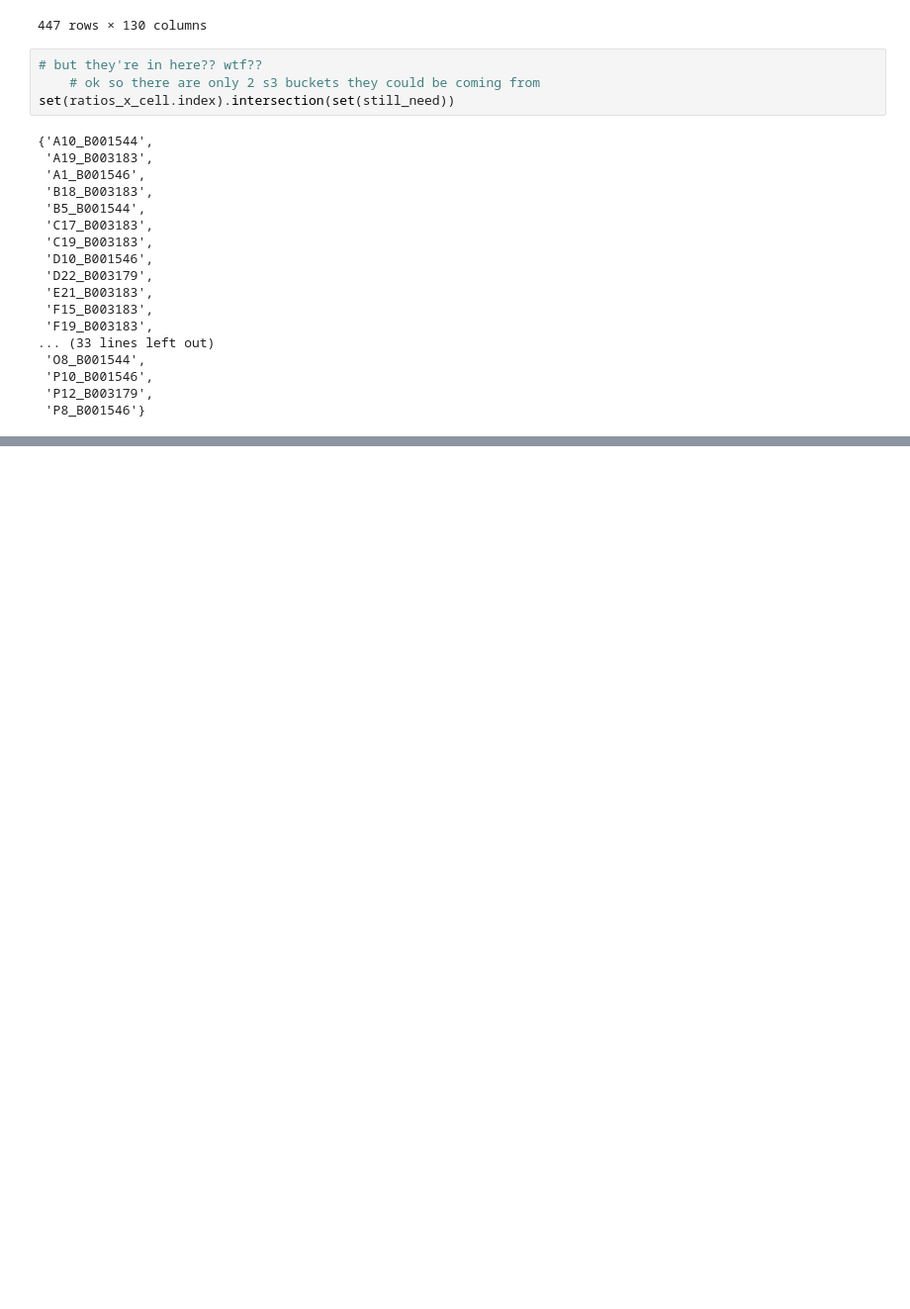
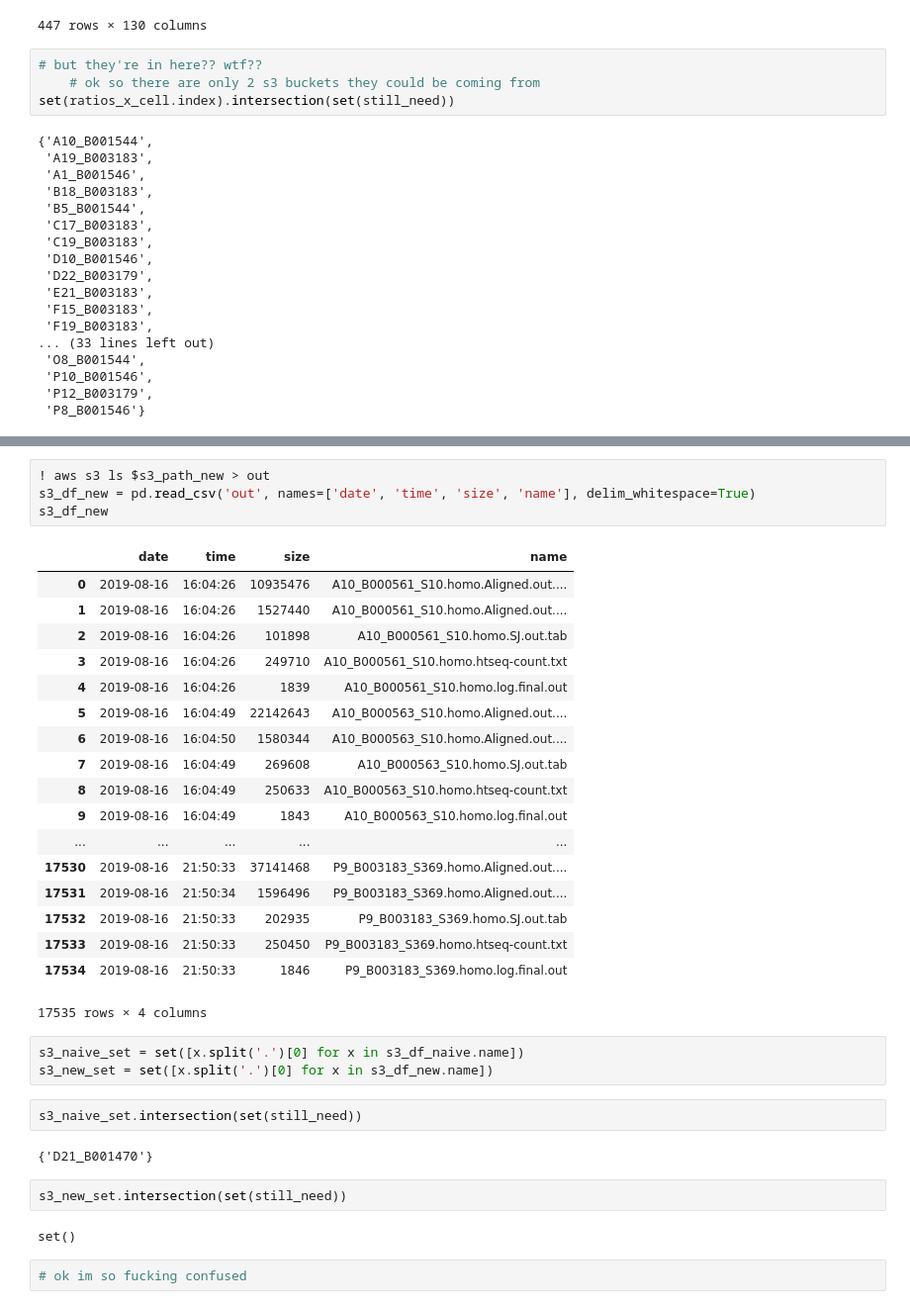
Before and after one commit to lincoln-harris/process_new_cells, a Jupyter notebook: gvcf/gvcf_investigation.ipynb, the cells around one changed output, grey strips where cells are left out. Shown at 99% size. Cells and saved outputs as stored; diff of their text form; blank space fills up the shorter version.

```diff
--- a/gvcf/gvcf_investigation.ipynb
+++ b/gvcf/gvcf_investigation.ipynb
@@ -207,0 +235,36 @@ set(ratios_x_cell.index).intersection(set(still_need))
+# %%
+! aws s3 ls $s3_path_new > out
+s3_df_new = pd.read_csv('out', names=['date', 'time', 'size', 'name'], delim_whitespace=True)
+s3_df_new
+# %% [output]
+|  | date | time | size | name |
+| 0 | 2019-08-16 | 16:04:26 | 10935476 | A10_B000561_S10.homo.Aligned.out.... |
+| 1 | 2019-08-16 | 16:04:26 | 1527440 | A10_B000561_S10.homo.Aligned.out.... |
+| 2 | 2019-08-16 | 16:04:26 | 101898 | A10_B000561_S10.homo.SJ.out.tab |
+| 3 | 2019-08-16 | 16:04:26 | 249710 | A10_B000561_S10.homo.htseq-count.txt |
+| 4 | 2019-08-16 | 16:04:26 | 1839 | A10_B000561_S10.homo.log.final.out |
+| 5 | 2019-08-16 | 16:04:49 | 22142643 | A10_B000563_S10.homo.Aligned.out.... |
+| 6 | 2019-08-16 | 16:04:50 | 1580344 | A10_B000563_S10.homo.Aligned.out.... |
+| 7 | 2019-08-16 | 16:04:49 | 269608 | A10_B000563_S10.homo.SJ.out.tab |
+| 8 | 2019-08-16 | 16:04:49 | 250633 | A10_B000563_S10.homo.htseq-count.txt |
+| 9 | 2019-08-16 | 16:04:49 | 1843 | A10_B000563_S10.homo.log.final.out |
+| ... | ... | ... | ... | ... |
+| 17530 | 2019-08-16 | 21:50:33 | 37141468 | P9_B003183_S369.homo.Aligned.out.... |
+| 17531 | 2019-08-16 | 21:50:34 | 1596496 | P9_B003183_S369.homo.Aligned.out.... |
+| 17532 | 2019-08-16 | 21:50:33 | 202935 | P9_B003183_S369.homo.SJ.out.tab |
+| 17533 | 2019-08-16 | 21:50:33 | 250450 | P9_B003183_S369.homo.htseq-count.txt |
+| 17534 | 2019-08-16 | 21:50:33 | 1846 | P9_B003183_S369.homo.log.final.out |
+17535 rows × 4 columns
+# %%
+s3_naive_set = set([x.split('.')[0] for x in s3_df_naive.name])
+s3_new_set = set([x.split('.')[0] for x in s3_df_new.name])
+# %%
+s3_naive_set.intersection(set(still_need))
+# %% [output]
+{'D21_B001470'}
+# %%
+s3_new_set.intersection(set(still_need))
+# %% [output]
+set()
+# %%
+# ok im so fucking confused
```
Also changed, not shown: parts of 2 cells of this notebook.
